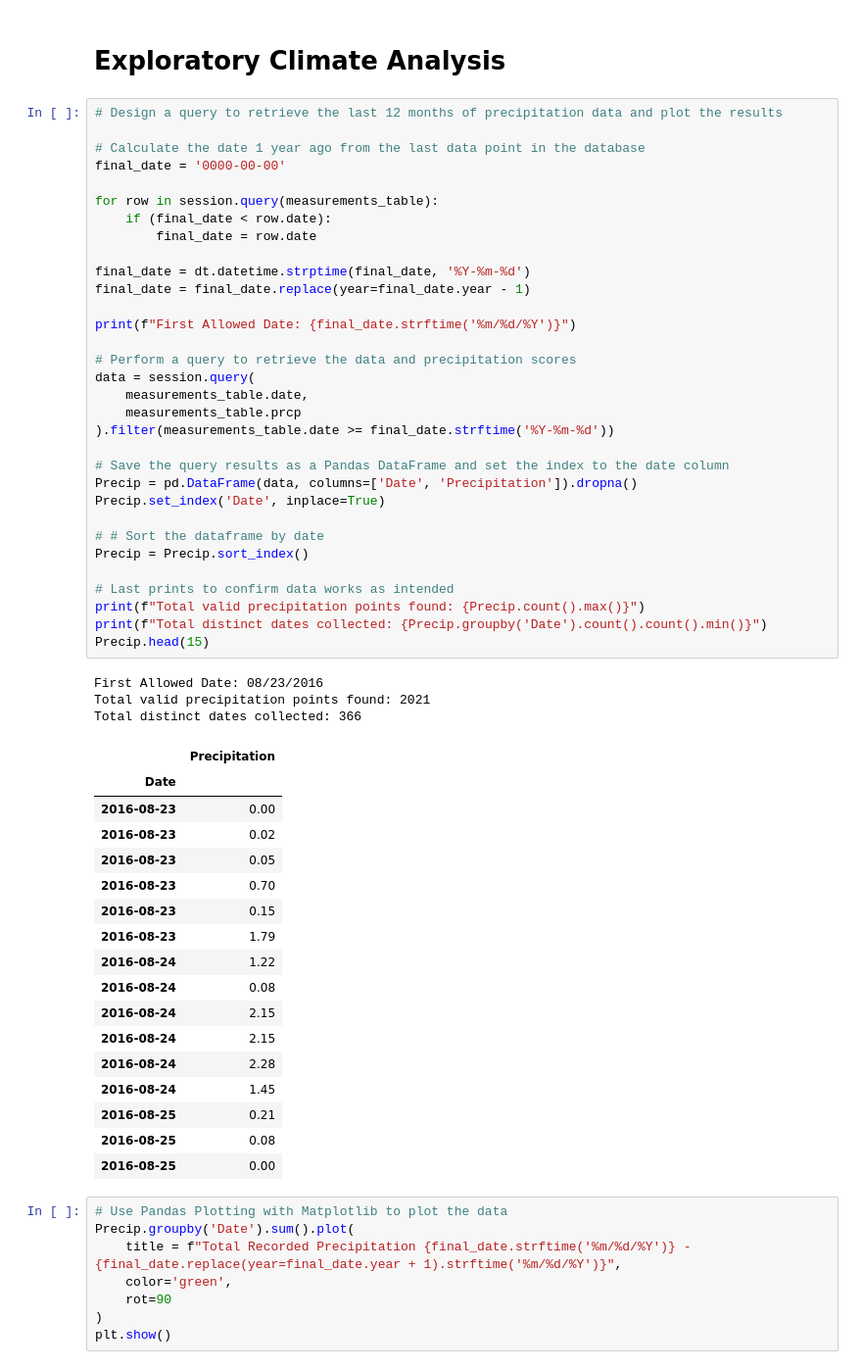
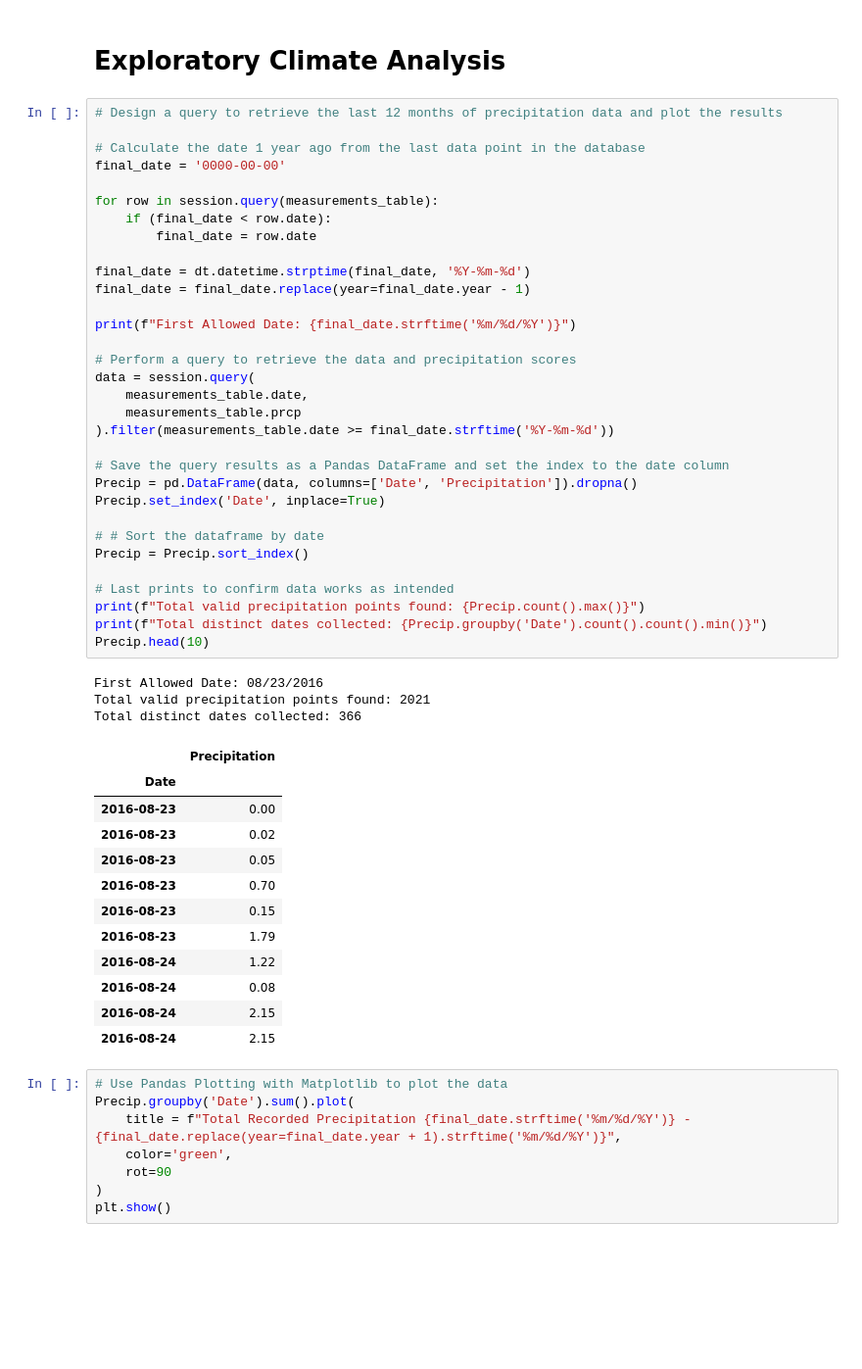
Before and after one commit to Joe-W-Conroy/sqlalchemy-challenge, a Jupyter notebook: climate.ipynb, the cells around one changed output. Shown at 98% size. Saved outputs shown, nothing was run; the diff lists cells and outputs as text; blank space fills up the shorter version.

```diff
--- a/climate.ipynb
+++ b/climate.ipynb
@@ -58,39 +58,34 @@ data = session.query(
     measurements_table.date,
     measurements_table.prcp
 ).filter(measurements_table.date >= final_date.strftime('%Y-%m-%d'))
 
 # Save the query results as a Pandas DataFrame and set the index to the date column
 Precip = pd.DataFrame(data, columns=['Date', 'Precipitation']).dropna()
 Precip.set_index('Date', inplace=True)
 
 # # Sort the dataframe by date
 Precip = Precip.sort_index()
 
 # Last prints to confirm data works as intended
 print(f"Total valid precipitation points found: {Precip.count().max()}")
 print(f"Total distinct dates collected: {Precip.groupby('Date').count().count().min()}")
-Precip.head(15)
+Precip.head(10)
 # %% [output]
 First Allowed Date: 08/23/2016
 Total valid precipitation points found: 2021
 Total distinct dates collected: 366
 |  | Precipitation |
 | Date |  |
 | 2016-08-23 | 0.00 |
 | 2016-08-23 | 0.02 |
 | 2016-08-23 | 0.05 |
 | 2016-08-23 | 0.70 |
 | 2016-08-23 | 0.15 |
 | 2016-08-23 | 1.79 |
 | 2016-08-24 | 1.22 |
 | 2016-08-24 | 0.08 |
 | 2016-08-24 | 2.15 |
 | 2016-08-24 | 2.15 |
-| 2016-08-24 | 2.28 |
-| 2016-08-24 | 1.45 |
-| 2016-08-25 | 0.21 |
-| 2016-08-25 | 0.08 |
-| 2016-08-25 | 0.00 |
 # %%
 # Use Pandas Plotting with Matplotlib to plot the data
 Precip.groupby('Date').sum().plot(
```
Also changed, not shown: parts of 8 cells of this notebook.
